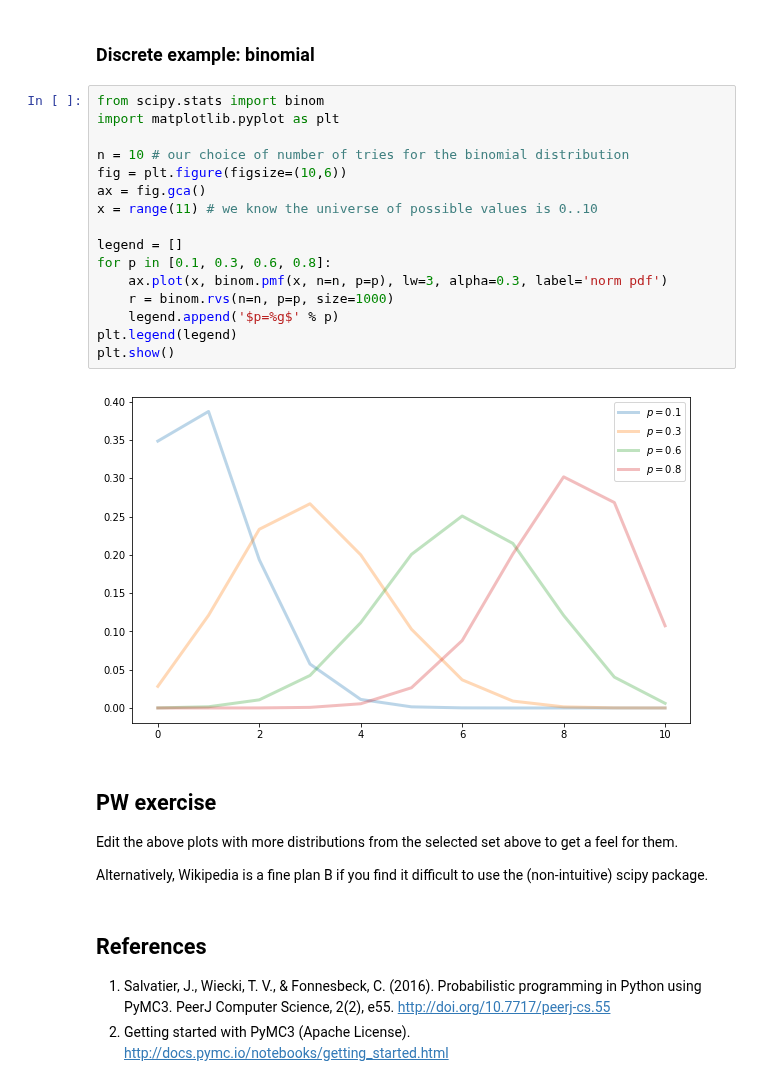
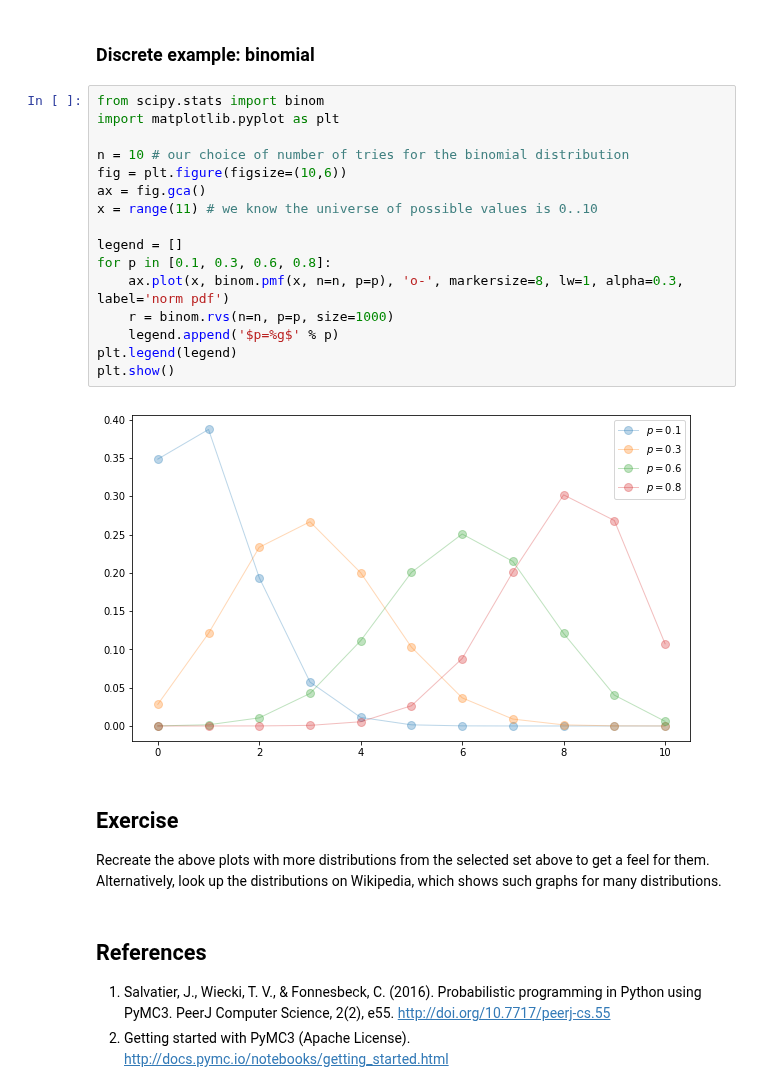
Before and after one commit to fonnesbeck/PyMC3_DataScienceLA, a Jupyter notebook: notebooks/1b. Case study in PyMC3 - Coal mining disasters.ipynb, the cells around one changed output. Saved outputs shown, nothing was run; the diff lists cells and outputs as text.

```diff
--- a/notebooks/1b. Case study in PyMC3 - Coal mining disasters.ipynb
+++ b/notebooks/1b. Case study in PyMC3 - Coal mining disasters.ipynb
@@ -512,26 +488,24 @@ plt.show()
 # %%
 from scipy.stats import binom
 import matplotlib.pyplot as plt
 
 n = 10 # our choice of number of tries for the binomial distribution
 fig = plt.figure(figsize=(10,6))
 ax = fig.gca()
 x = range(11) # we know the universe of possible values is 0..10
 
 legend = []
 for p in [0.1, 0.3, 0.6, 0.8]:
-    ax.plot(x, binom.pmf(x, n=n, p=p), lw=3, alpha=0.3, label='norm pdf')
+    ax.plot(x, binom.pmf(x, n=n, p=p), 'o-', markersize=8, lw=1, alpha=0.3, label='norm pdf')
     r = binom.rvs(n=n, p=p, size=1000)
     legend.append('$p=%g$' % p)
 plt.legend(legend)
 plt.show()
 # %% [output]
-[figure, old version]
+[figure, new version]
 # %% [markdown]
-## PW exercise
-Edit the above plots with more distributions from the selected set above to get a feel for them.
-
-Alternatively, Wikipedia is a fine plan B if you find it difficult to use the (non-intuitive) scipy package.
+## Exercise
+Recreate the above plots with more distributions from the selected set above to get a feel for them.  Alternatively, look up the distributions on Wikipedia, which shows such graphs for many distributions.
 # %% [markdown]
 ## References
 
```
Also changed, not shown: parts of 23 cells of this notebook, 4 other files.
